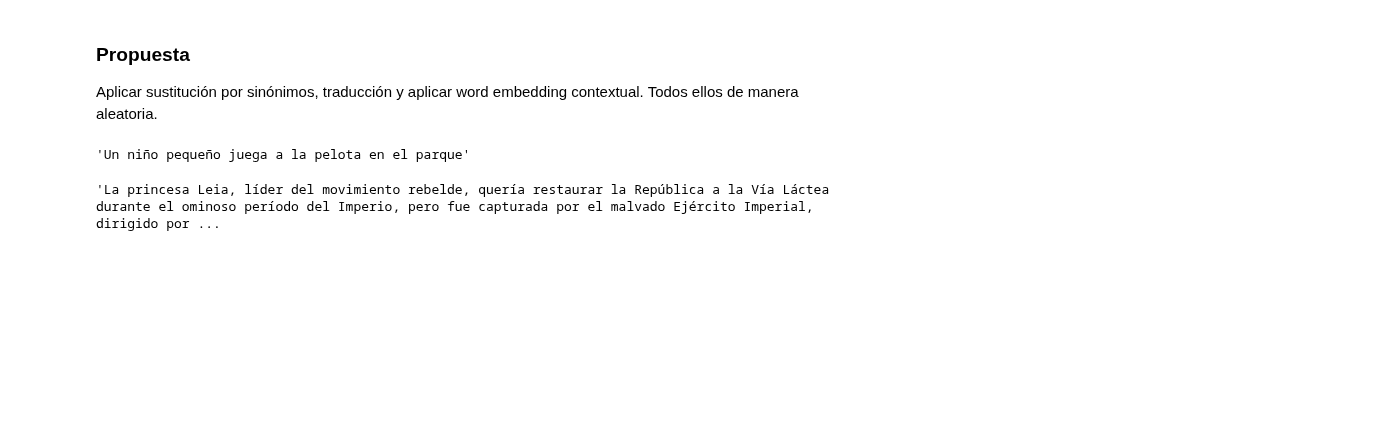
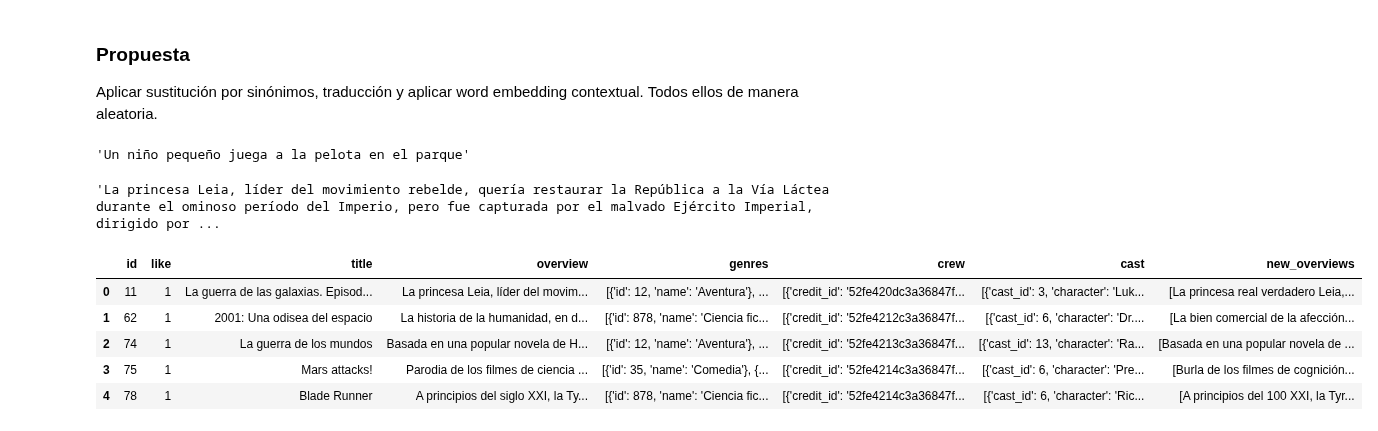
Before and after one commit to Jaimemorillo/ShouldIwatchThisMovie, a Jupyter notebook: memoria_preprocessing_textos.ipynb, the cells around one changed output. Saved outputs shown, nothing was run; the diff lists cells and outputs as text; code cells hidden in the pictures; blank space fills up the shorter version.

```diff
--- a/memoria_preprocessing_textos.ipynb
+++ b/memoria_preprocessing_textos.ipynb
@@ -125,6 +138,7 @@ def normalize(x):
 
   x = x.translate(str.maketrans('','',string.punctuation))
   x = x.translate(str.maketrans('','','ªº¡¿'))
+  x = x.replace("  ", " ")
   return x
 # %%
 normalize(example)
@@ -576,4 +575,50 @@ def get_k_new_texts(x, k):
+# %%
+# En la documentación de Bert recomiendan este modelo
+# BERT-Base, Multilingual (Not recommended, use Multilingual Cased instead)
+
+"""
+    :param str aug_src: Support 'wordnet' and 'ppdb' .
+    :param str model_path: Path of dictionary. Mandatory field if using PPDB as data source
+    :param str lang: Language of your text. Default value is 'eng'.
+    :param float aug_p: Percentage of word will be augmented.
+    :param int aug_min: Minimum number of word will be augmented.
+    :param int aug_max: Maximum number of word will be augmented. If None is passed, number of augmentation is
+        calculated via aup_p. If calculated result from aug_p is smaller than aug_max, will use calculated result from
+        aug_p. Otherwise, using aug_max.
+    :param list stopwords: List of words which will be skipped from augment operation.
+    :param str stopwords_regex: Regular expression for matching words which will be skipped from augment operation.
+    :param func tokenizer: Customize tokenization process
+    :param func reverse_tokenizer: Customize reverse of tokenization process
+    :param bool force_reload: Force reload model to memory when initialize the class.
+        Default value is False and suggesting to keep it as False if performance is the consideration.
+    :param str name: Name of this augmenter
+    >>> import nlpaug.augmenter.word as naw
+    >>> aug = naw.SynonymAug()
+"""
+
+aug = naf.Sequential([
+    naw.SynonymAug(aug_src='wordnet', lang='spa', aug_p=0.5, aug_min=10, aug_max=40, stopwords=stop_words),
+    naw.SynonymAug(aug_src='wordnet', lang='spa', aug_p=0.5, aug_min=10, aug_max=40, stopwords=stop_words),
+    naw.SynonymAug(aug_src='wordnet', lang='spa', aug_p=0.5, aug_min=10, aug_max=40, stopwords=stop_words),
+    #CustomTranslateAug(),
+    #naw.ContextualWordEmbsAug(model_path='bert-base-multilingual-cased', action='substitute', aug_p=0.7, stopwords=stop_words),
+    #naw.ContextualWordEmbsAug(model_path='bert-base-multilingual-cased', action='insert', aug_p=0.7, stopwords=stop_words)
+])
+# %%
+def get_new_text(x):
+  text = aug.augment(x)
+  text_2 = aug.augment(text)
+  return [text, text_2]
 # %%
-data['new_overviews'] = data.overview.progress_apply(lambda x: get_k_new_texts(x, 3))
+data['new_overviews'] = data.overview.progress_apply(lambda x: get_new_text(x))
+# %%
+data.head(5)
+# %% [output]
+|  | id | like | title | overview | genres | crew | cast | new_overviews |
+| 0 | 11 | 1 | La guerra de las galaxias. Episod... | La princesa Leia, líder del movim... | [{'id': 12, 'name': 'Aventura'}, ... | [{'credit_id': '52fe420dc3a36847f... | [{'cast_id': 3, 'character': 'Luk... | [La princesa real verdadero Leia,... |
+| 1 | 62 | 1 | 2001: Una odisea del espacio | La historia de la humanidad, en d... | [{'id': 878, 'name': 'Ciencia fic... | [{'credit_id': '52fe4212c3a36847f... | [{'cast_id': 6, 'character': 'Dr.... | [La bien comercial de la afección... |
+| 2 | 74 | 1 | La guerra de los mundos | Basada en una popular novela de H... | [{'id': 12, 'name': 'Aventura'}, ... | [{'credit_id': '52fe4213c3a36847f... | [{'cast_id': 13, 'character': 'Ra... | [Basada en una popular novela de ... |
+| 3 | 75 | 1 | Mars attacks! | Parodia de los filmes de ciencia ... | [{'id': 35, 'name': 'Comedia'}, {... | [{'credit_id': '52fe4214c3a36847f... | [{'cast_id': 6, 'character': 'Pre... | [Burla de los filmes de cognición... |
+| 4 | 78 | 1 | Blade Runner | A principios del siglo XXI, la Ty... | [{'id': 878, 'name': 'Ciencia fic... | [{'credit_id': '52fe4214c3a36847f... | [{'cast_id': 6, 'character': 'Ric... | [A principios del 100 XXI, la Tyr... |
 # %%
 data.to_csv("gdrive/My Drive/TFG/overviews_final.csv", sep='#',encoding='utf-8', index=False)
```
Also changed, not shown: parts of 20 cells of this notebook.
